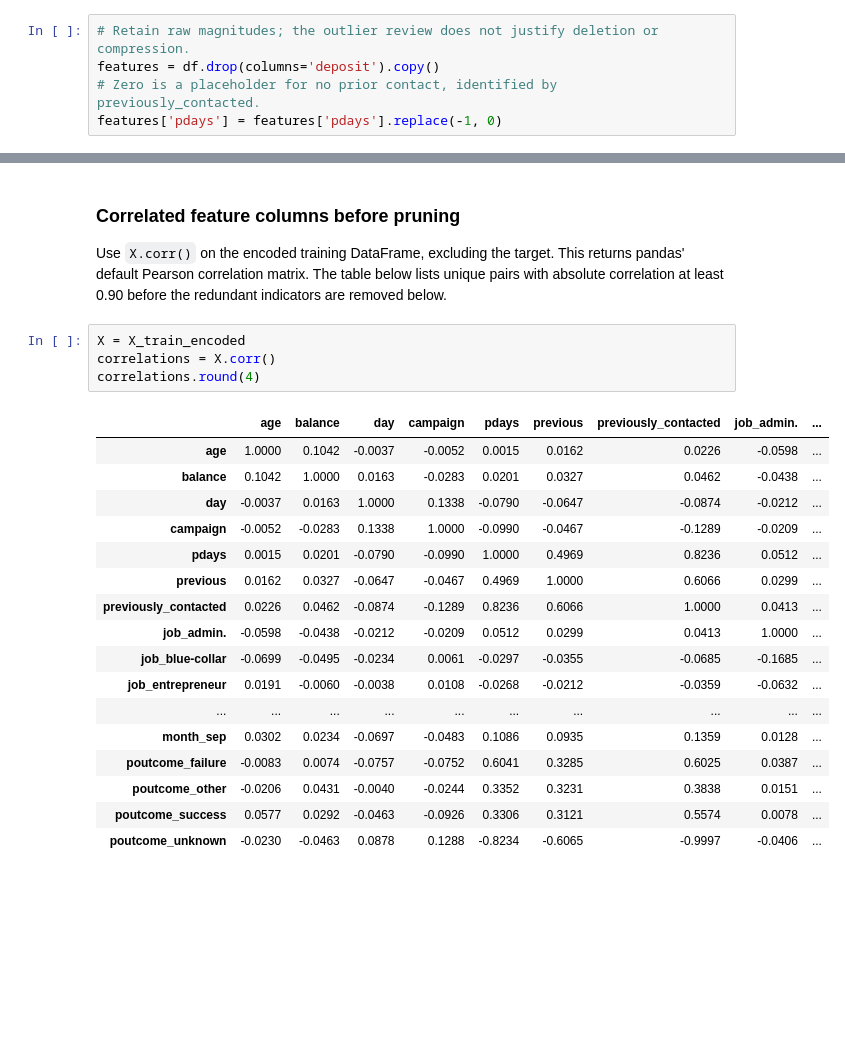
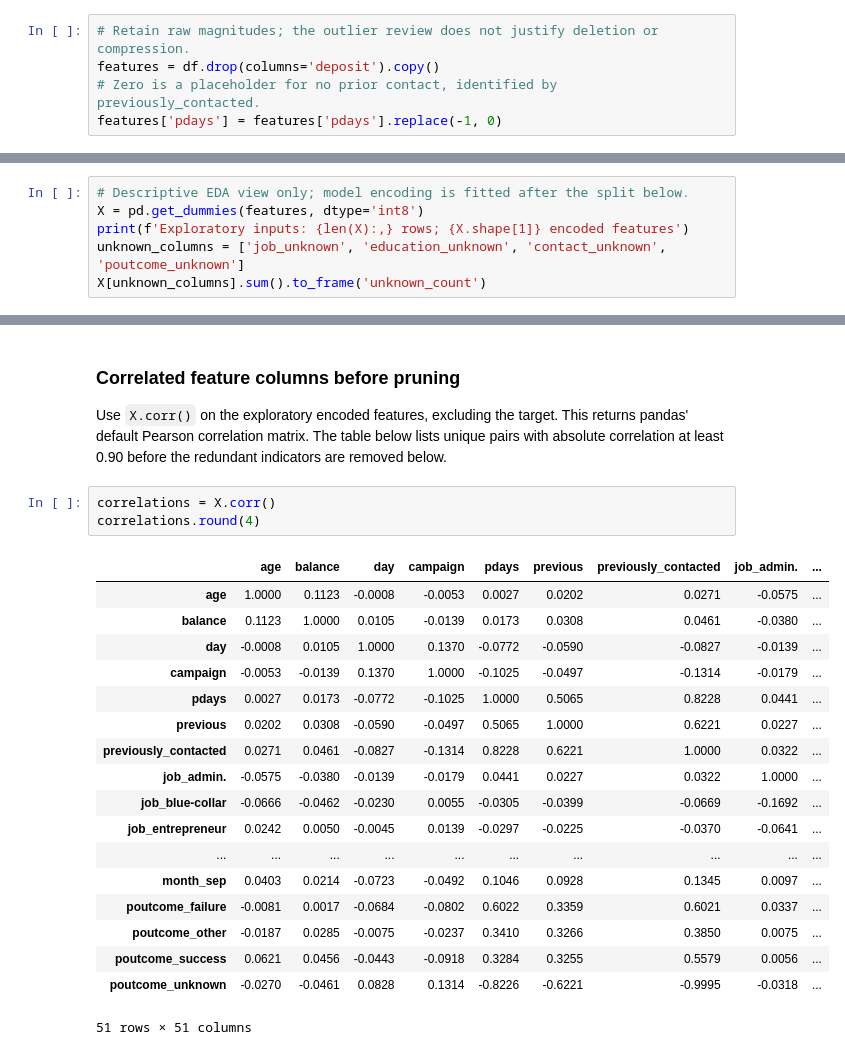
Before and after one commit to lance-kluge/bankChurnML, a Jupyter notebook: bankChurn.ipynb, the cells around one changed output, grey strips where cells are left out. Drawn from its saved outputs; the diff is of its cells as text; blank space fills up the shorter version.

```diff
--- a/bankChurn.ipynb
+++ b/bankChurn.ipynb
@@ -223,0 +182,6 @@ Encoded features: 51 (numeric columns remain unscaled)
+# %%
+# Descriptive EDA view only; model encoding is fitted after the split below.
+X = pd.get_dummies(features, dtype='int8')
+print(f'Exploratory inputs: {len(X):,} rows; {X.shape[1]} encoded features')
+unknown_columns = ['job_unknown', 'education_unknown', 'contact_unknown', 'poutcome_unknown']
+X[unknown_columns].sum().to_frame('unknown_count')
@@ -224,29 +195,29 @@ Encoded features: 51 (numeric columns remain unscaled)
 # %% [markdown]
 ### Correlated feature columns before pruning
 
-Use `X.corr()` on the encoded training DataFrame, excluding the target. This returns pandas' default Pearson correlation matrix. The table below lists unique pairs with absolute correlation at least 0.90 before the redundant indicators are removed below.
+Use `X.corr()` on the exploratory encoded features, excluding the target. This returns pandas' default Pearson correlation matrix. The table below lists unique pairs with absolute correlation at least 0.90 before the redundant indicators are removed below.
 # %%
-X = X_train_encoded
 correlations = X.corr()
 correlations.round(4)
 # %% [output]
 |  | age | balance | day | campaign | pdays | previous | previously_contacted | job_admin. | ... |
-| age | 1.0000 | 0.1042 | -0.0037 | -0.0052 | 0.0015 | 0.0162 | 0.0226 | -0.0598 | ... |
-| balance | 0.1042 | 1.0000 | 0.0163 | -0.0283 | 0.0201 | 0.0327 | 0.0462 | -0.0438 | ... |
-| day | -0.0037 | 0.0163 | 1.0000 | 0.1338 | -0.0790 | -0.0647 | -0.0874 | -0.0212 | ... |
-| campaign | -0.0052 | -0.0283 | 0.1338 | 1.0000 | -0.0990 | -0.0467 | -0.1289 | -0.0209 | ... |
-| pdays | 0.0015 | 0.0201 | -0.0790 | -0.0990 | 1.0000 | 0.4969 | 0.8236 | 0.0512 | ... |
-| previous | 0.0162 | 0.0327 | -0.0647 | -0.0467 | 0.4969 | 1.0000 | 0.6066 | 0.0299 | ... |
-| previously_contacted | 0.0226 | 0.0462 | -0.0874 | -0.1289 | 0.8236 | 0.6066 | 1.0000 | 0.0413 | ... |
-| job_admin. | -0.0598 | -0.0438 | -0.0212 | -0.0209 | 0.0512 | 0.0299 | 0.0413 | 1.0000 | ... |
-| job_blue-collar | -0.0699 | -0.0495 | -0.0234 | 0.0061 | -0.0297 | -0.0355 | -0.0685 | -0.1685 | ... |
-| job_entrepreneur | 0.0191 | -0.0060 | -0.0038 | 0.0108 | -0.0268 | -0.0212 | -0.0359 | -0.0632 | ... |
+| age | 1.0000 | 0.1123 | -0.0008 | -0.0053 | 0.0027 | 0.0202 | 0.0271 | -0.0575 | ... |
+| balance | 0.1123 | 1.0000 | 0.0105 | -0.0139 | 0.0173 | 0.0308 | 0.0461 | -0.0380 | ... |
+| day | -0.0008 | 0.0105 | 1.0000 | 0.1370 | -0.0772 | -0.0590 | -0.0827 | -0.0139 | ... |
+| campaign | -0.0053 | -0.0139 | 0.1370 | 1.0000 | -0.1025 | -0.0497 | -0.1314 | -0.0179 | ... |
+| pdays | 0.0027 | 0.0173 | -0.0772 | -0.1025 | 1.0000 | 0.5065 | 0.8228 | 0.0441 | ... |
+| previous | 0.0202 | 0.0308 | -0.0590 | -0.0497 | 0.5065 | 1.0000 | 0.6221 | 0.0227 | ... |
+| previously_contacted | 0.0271 | 0.0461 | -0.0827 | -0.1314 | 0.8228 | 0.6221 | 1.0000 | 0.0322 | ... |
+| job_admin. | -0.0575 | -0.0380 | -0.0139 | -0.0179 | 0.0441 | 0.0227 | 0.0322 | 1.0000 | ... |
+| job_blue-collar | -0.0666 | -0.0462 | -0.0230 | 0.0055 | -0.0305 | -0.0399 | -0.0669 | -0.1692 | ... |
+| job_entrepreneur | 0.0242 | 0.0050 | -0.0045 | 0.0139 | -0.0297 | -0.0225 | -0.0370 | -0.0641 | ... |
 | ... | ... | ... | ... | ... | ... | ... | ... | ... | ... |
-| month_sep | 0.0302 | 0.0234 | -0.0697 | -0.0483 | 0.1086 | 0.0935 | 0.1359 | 0.0128 | ... |
-| poutcome_failure | -0.0083 | 0.0074 | -0.0757 | -0.0752 | 0.6041 | 0.3285 | 0.6025 | 0.0387 | ... |
-| poutcome_other | -0.0206 | 0.0431 | -0.0040 | -0.0244 | 0.3352 | 0.3231 | 0.3838 | 0.0151 | ... |
-| poutcome_success | 0.0577 | 0.0292 | -0.0463 | -0.0926 | 0.3306 | 0.3121 | 0.5574 | 0.0078 | ... |
-| poutcome_unknown | -0.0230 | -0.0463 | 0.0878 | 0.1288 | -0.8234 | -0.6065 | -0.9997 | -0.0406 | ... |
+| month_sep | 0.0403 | 0.0214 | -0.0723 | -0.0492 | 0.1046 | 0.0928 | 0.1345 | 0.0097 | ... |
+| poutcome_failure | -0.0081 | 0.0017 | -0.0684 | -0.0802 | 0.6022 | 0.3359 | 0.6021 | 0.0337 | ... |
+| poutcome_other | -0.0187 | 0.0285 | -0.0075 | -0.0237 | 0.3410 | 0.3266 | 0.3850 | 0.0075 | ... |
+| poutcome_success | 0.0621 | 0.0456 | -0.0443 | -0.0918 | 0.3284 | 0.3255 | 0.5579 | 0.0056 | ... |
+| poutcome_unknown | -0.0270 | -0.0461 | 0.0828 | 0.1314 | -0.8226 | -0.6221 | -0.9995 | -0.0318 | ... |
+51 rows × 51 columns
 # %%
 # List each strongly correlated pair once, excluding self-correlations.
 correlated_pairs = pd.DataFrame([
```
Also changed, not shown: parts of 17 cells of this notebook.
